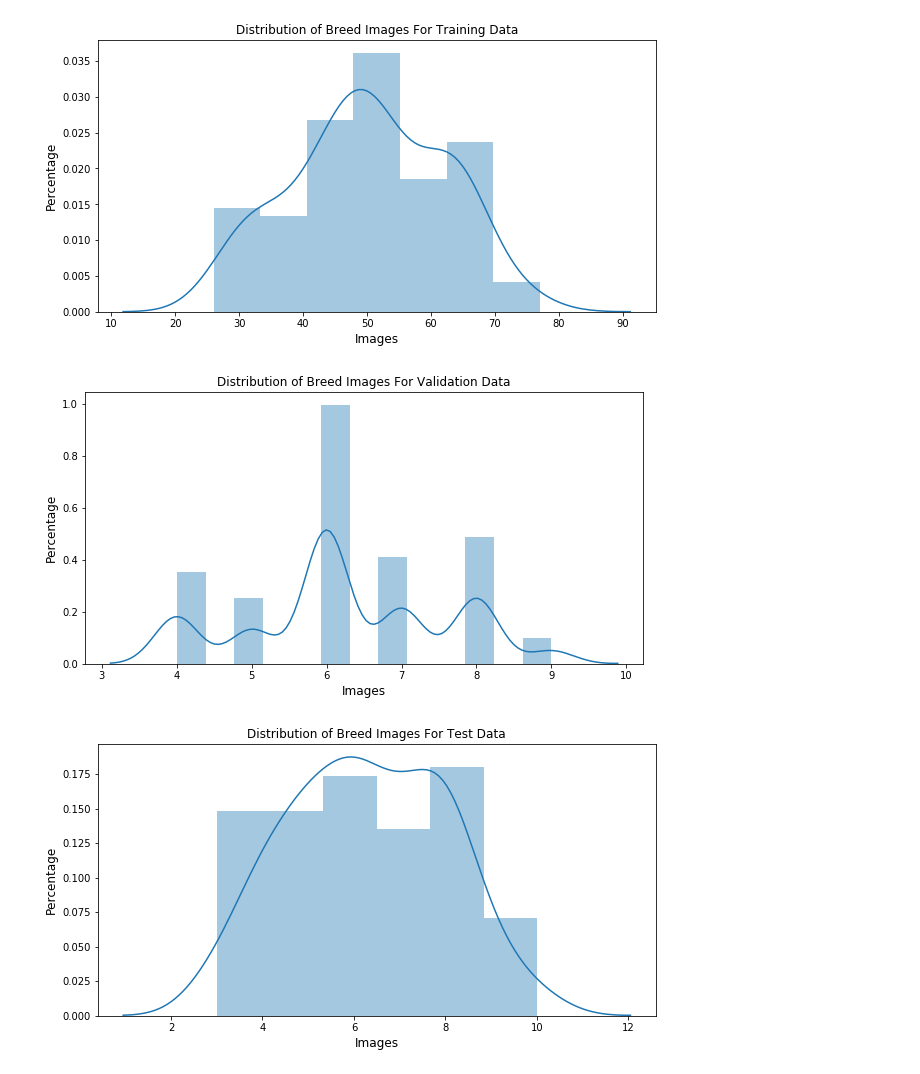
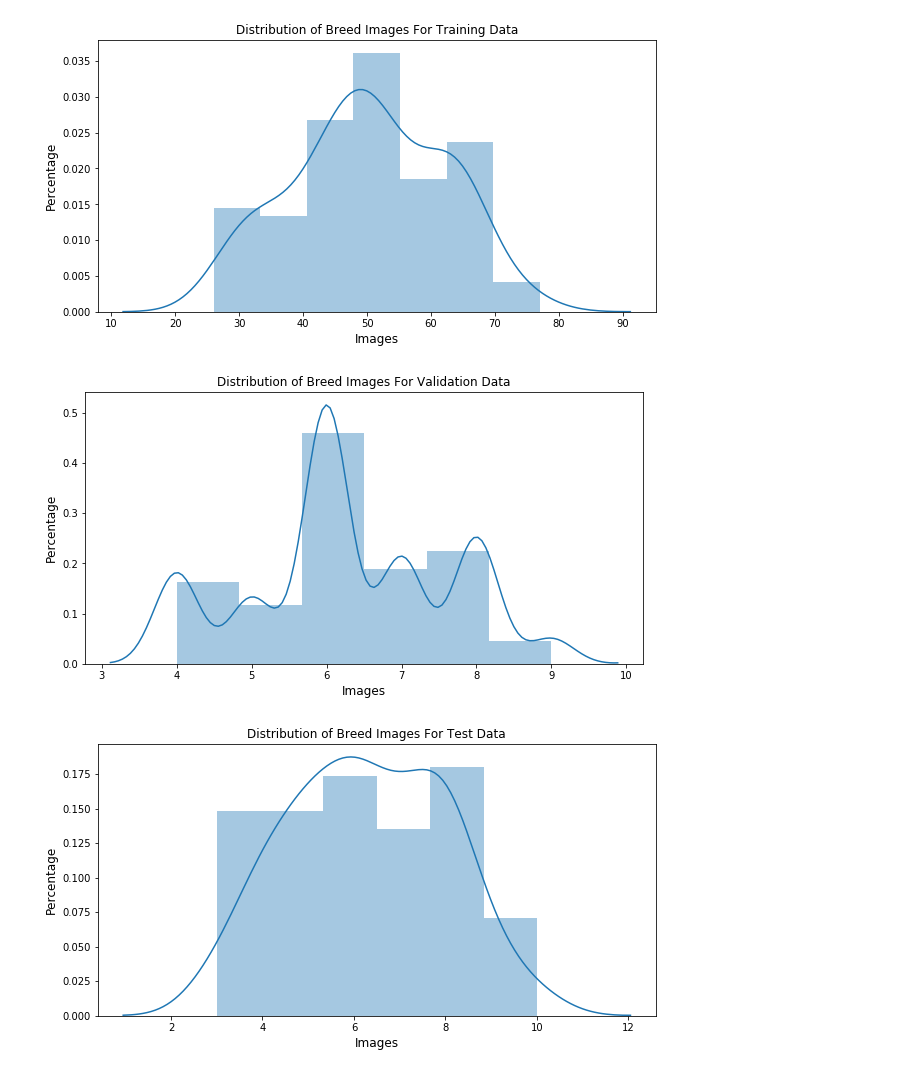
Before and after one commit to lilleboe/Dog_Classifier, a Jupyter notebook: dog_app.ipynb, the cells around one changed output. Drawn from its saved outputs; the diff is of its cells as text; code cells hidden in the pictures.

Commit message:
graph changes

```diff
--- a/dog_app.ipynb
+++ b/dog_app.ipynb
@@ -209,11 +227,11 @@ sns.distplot(training_files);
 # %%
 fig = plt.figure(figsize=(10,5))
 plt.title("Distribution of Breed Images For Validation Data", fontsize=12)
 plt.xlabel("Images", fontsize=12)
 plt.ylabel("Percentage", fontsize=12)
-sns.distplot(validation_files);
+sns.distplot(validation_files, bins=6);
 # %% [output]
-[figure, old version]
+[figure, new version]
 # %%
 fig = plt.figure(figsize=(10,5))
 plt.title("Distribution of Breed Images For Test Data", fontsize=12)
```
Also changed, not shown: parts of 18 cells of this notebook, 8 other files.
